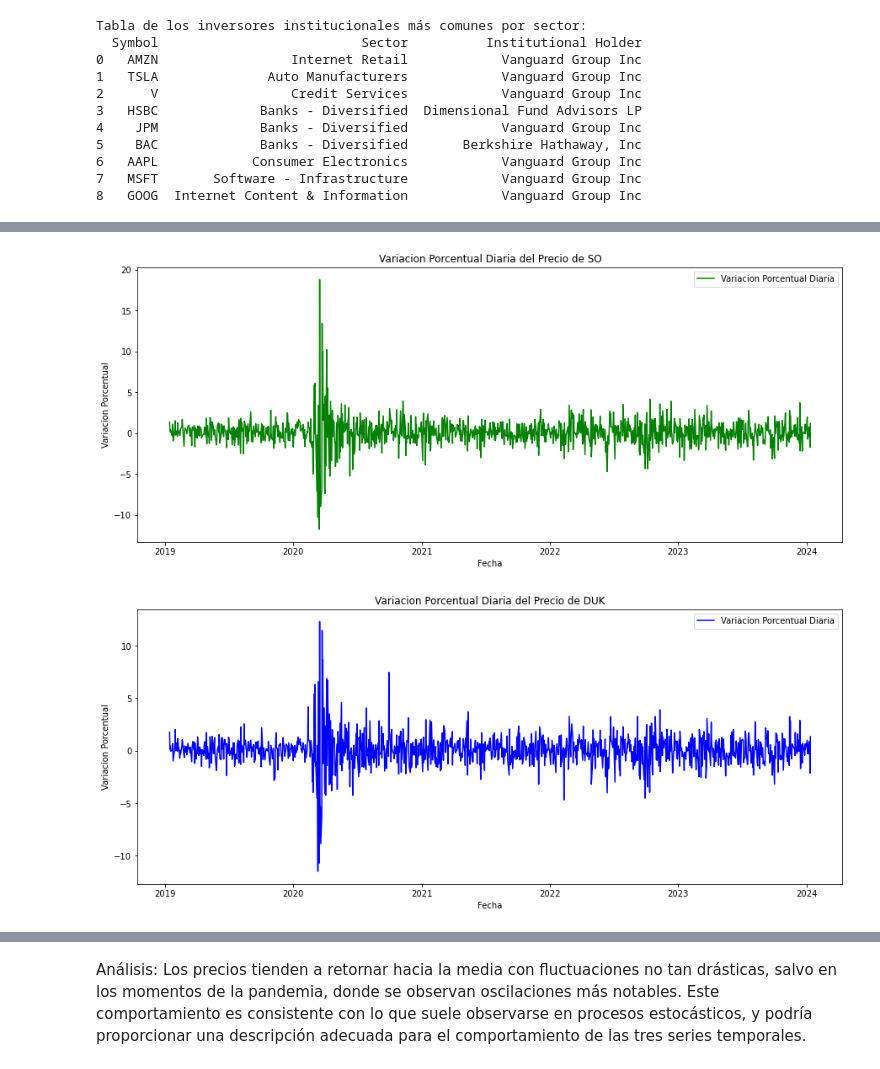
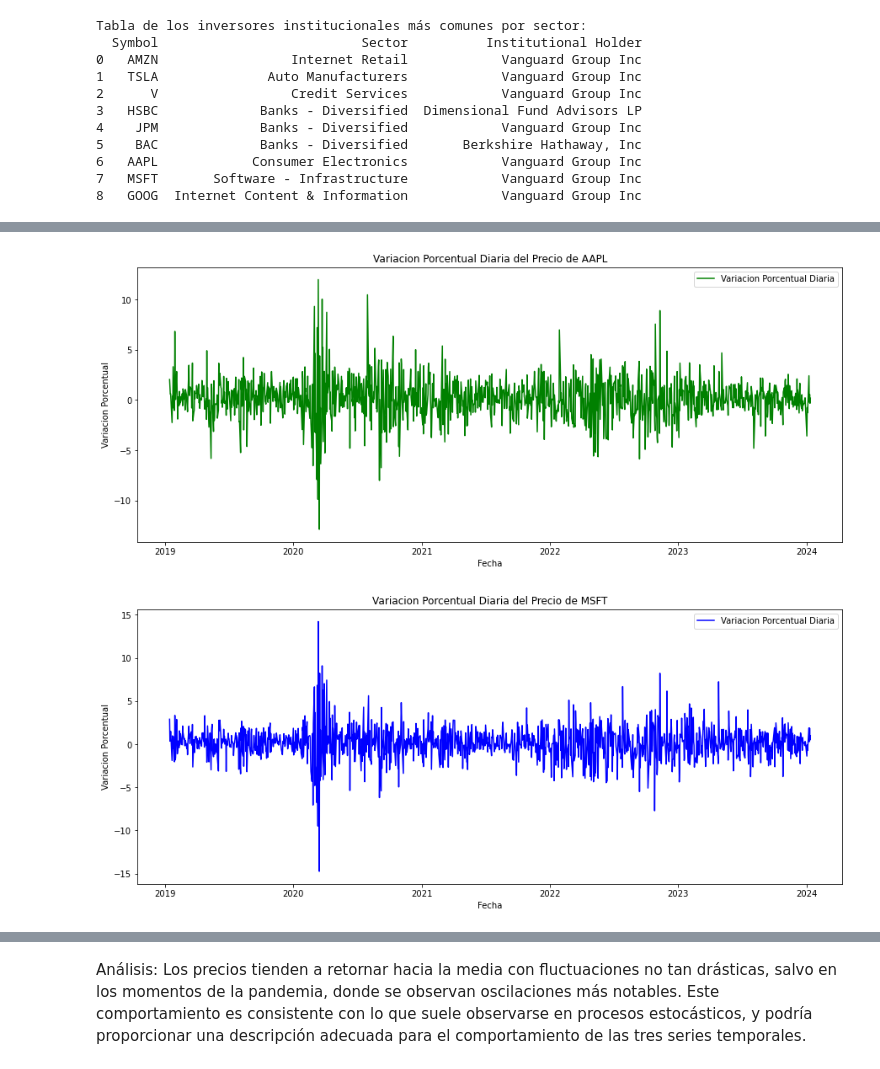
Before and after one commit to qlab-intro-python/tarea-4-team-canales-torres, a Jupyter notebook: tarea_4_.ipynb, the cells around one changed output, grey strips where cells are left out. Cells and saved outputs as stored; diff of their text form; code cells hidden in the pictures.

```diff
--- a/tarea_4_.ipynb
+++ b/tarea_4_.ipynb
@@ -529,40 +511,40 @@ empresas_destacadas_por_tamaño_de_mercado
 # %%
 #estos son los 3 mercados con mayor capitalizacion de mercado
-so=yf.Ticker('SO')
-duk=yf.Ticker('DUK')
-wm=yf.Ticker('WM')
+aapl=yf.Ticker('AAPL')
+msft=yf.Ticker('MSFT')
+goog=yf.Ticker('GOOG')
 # %%
-#Analicemos la variacion porcentual diaria de SO
-so_h=so.history("5y")
+#Analicemos la variacion porcentual diaria de AAPL
+aapl_h=aapl.history("5y")
 #Cálculo de la variación porcentual diaria con dividendos:
-so_h['Retorno Porcentual'] = ((so_h['Close'] - so_h['Close'].shift(1)) / so_h['Close'].shift(1) * 100) + so_h['Dividends']
-so_h
+aapl_h['Retorno Porcentual'] = ((aapl_h['Close'] - aapl_h['Close'].shift(1)) / aapl_h['Close'].shift(1) * 100) + aapl_h['Dividends']
+aapl_h
 
 #empezamos a graficar
 plt.figure(figsize=(15, 6))
-plt.plot(so_h.index, so_h['Retorno Porcentual'], label='Variacion Porcentual Diaria', color='green')
-plt.title('Variacion Porcentual Diaria del Precio de SO')
+plt.plot(aapl_h.index, aapl_h['Retorno Porcentual'], label='Variacion Porcentual Diaria', color='green')
+plt.title('Variacion Porcentual Diaria del Precio de AAPL')
 plt.xlabel('Fecha')
 plt.ylabel('Variacion Porcentual')
 plt.legend()
 plt.show()
 # %% [output]
-[figure, old version]
+[figure, new version]
 # %%
-#Analicemos la variacion porcentual diaria de DUK
-duk_h=duk.history("5y")
+#Analicemos la variacion porcentual diaria de MSFT
+msft_h=msft.history("5y")
 #Cálculo de la variación porcentual diaria con dividendos:
-duk_h['Retorno Porcentual'] = ((duk_h['Close'] - duk_h['Close'].shift(1)) / duk_h['Close'].shift(1) * 100) + duk_h['Dividends']
-duk_h
+msft_h['Retorno Porcentual'] = ((msft_h['Close'] - msft_h['Close'].shift(1)) / msft_h['Close'].shift(1) * 100) + msft_h['Dividends']
+msft_h
 
 #empezamos a graficar
 plt.figure(figsize=(15, 6))
-plt.plot(duk_h.index, duk_h['Retorno Porcentual'], label='Variacion Porcentual Diaria', color='blue')
-plt.title('Variacion Porcentual Diaria del Precio de DUK')
+plt.plot(msft_h.index, msft_h['Retorno Porcentual'], label='Variacion Porcentual Diaria', color='blue')
+plt.title('Variacion Porcentual Diaria del Precio de MSFT')
 plt.xlabel('Fecha')
 plt.ylabel('Variacion Porcentual')
 plt.legend()
 plt.show()
 # %% [output]
-[figure, old version]
+[figure, new version]
 # %%
```
Also changed, not shown: parts of 2 cells of this notebook.
